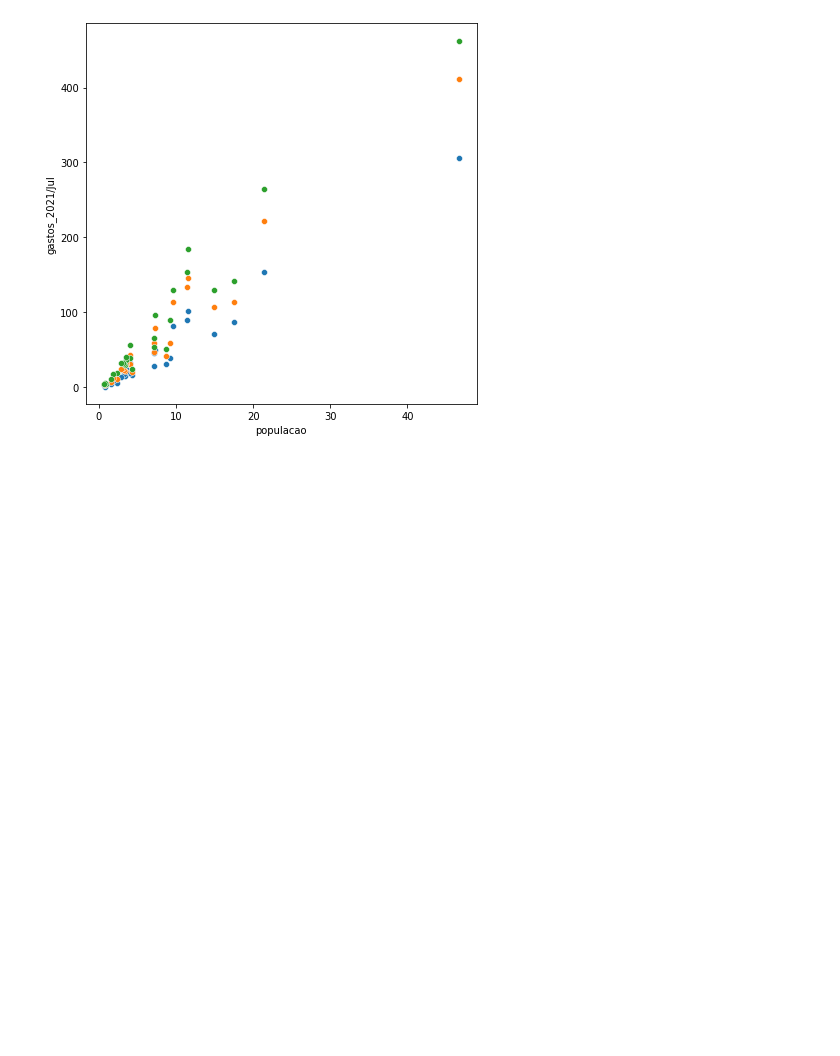
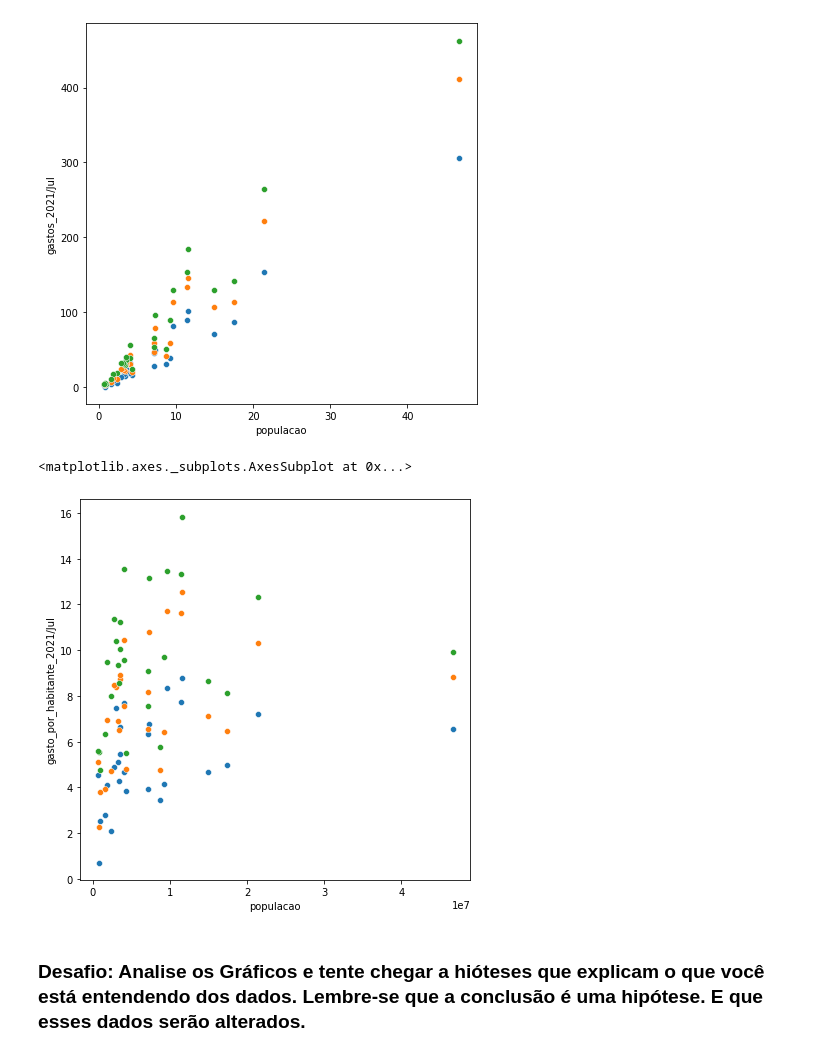
Before and after one commit to VitorFRodrigues/Data-Science-Bootcamp, a Jupyter notebook: Modulo02/Bootcamp_Datascience.ipynb, the cells around one changed output. Cells and saved outputs as stored; diff of their text form; code cells hidden in the pictures; blank space fills up the shorter version.

```diff
--- a/Modulo02/Bootcamp_Datascience.ipynb
+++ b/Modulo02/Bootcamp_Datascience.ipynb
@@ -1121,3 +1121,13 @@ sns.scatterplot(data=gastos_e_pop_recente/1000000, x="populacao", y="gastos_2021
 # %% [output]
 <matplotlib.axes._subplots.AxesSubplot at 0x...>
 [figure]
+# %%
+plt.figure(figsize=(7,7))
+sns.scatterplot(data=gastos_e_pop_recente, x="populacao", y="gasto_por_habitante_2021/Jul")
+sns.scatterplot(data=gastos_e_pop_recente, x="populacao", y="gasto_por_habitante_2021/Jun")
+sns.scatterplot(data=gastos_e_pop_recente, x="populacao", y="gasto_por_habitante_2021/Mai")
+# %% [output]
+<matplotlib.axes._subplots.AxesSubplot at 0x...>
+[figure, added]
+# %% [markdown]
+### Desafio: Analise os Gráficos e tente chegar a hióteses que explicam o que você está entendendo dos dados. Lembre-se que a conclusão é uma hipótese. E que esses dados serão alterados.
```
Also changed, not shown: parts of 19 cells of this notebook.
